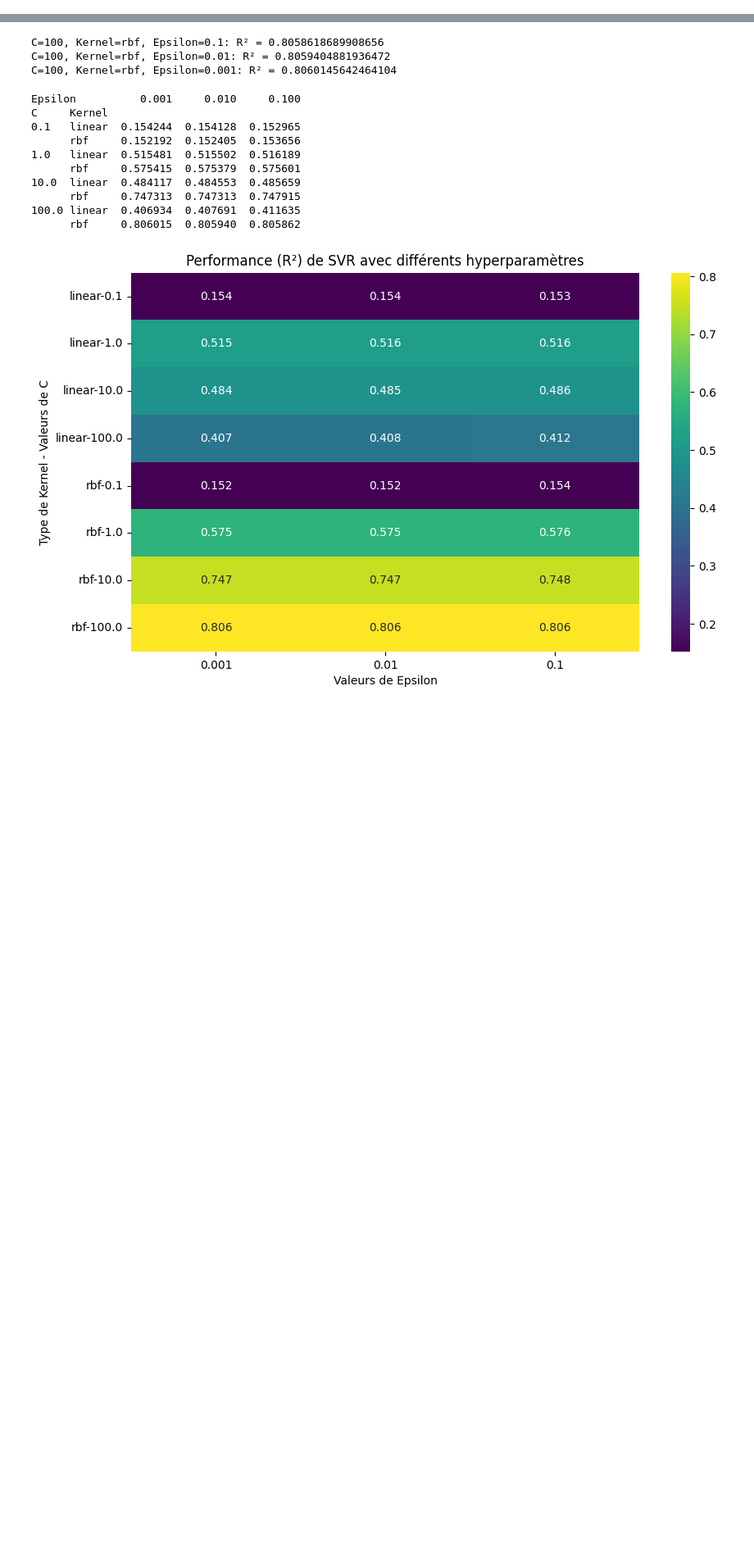
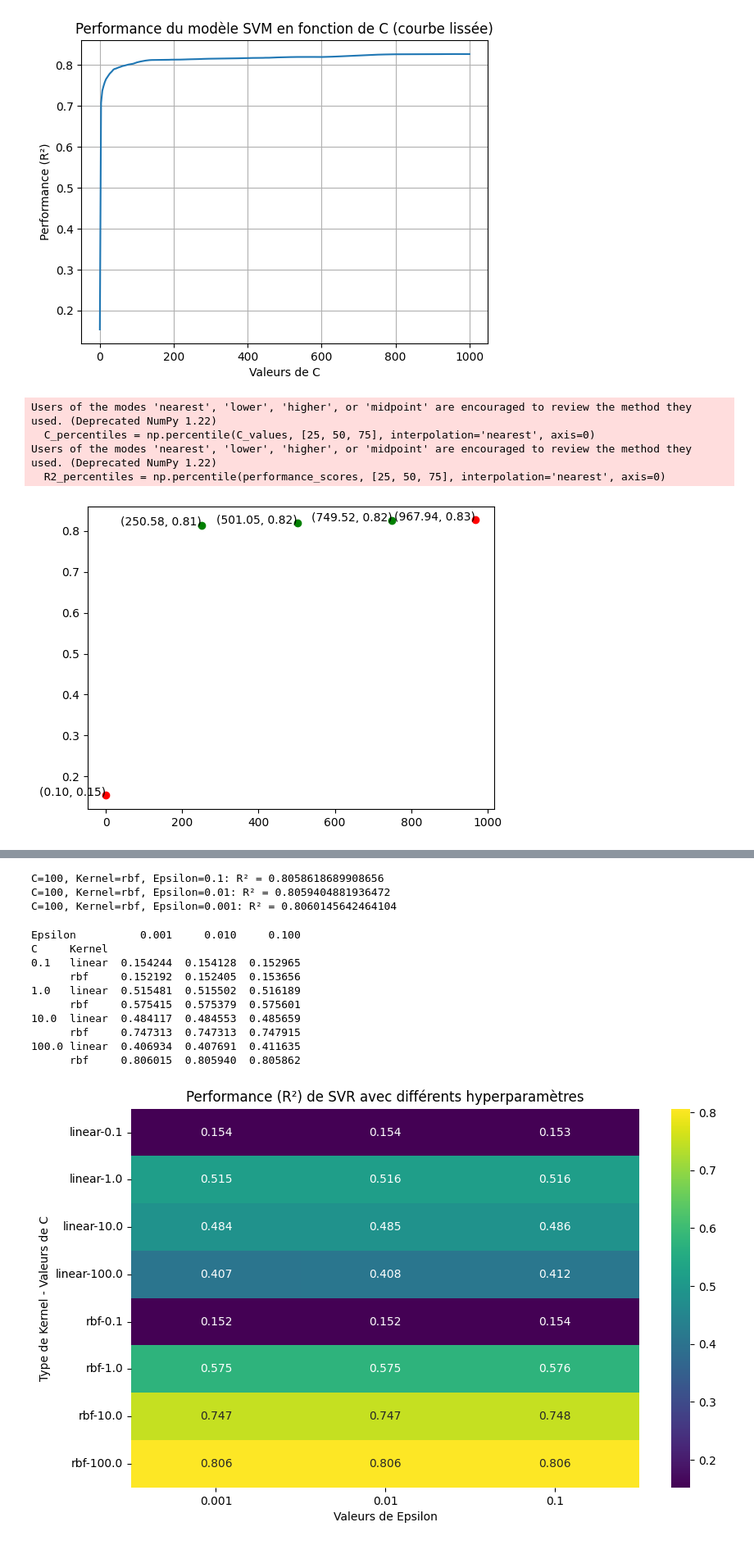
Before and after one commit to younesA99/svm, a Jupyter notebook: Untitled5.ipynb, the cells around one changed output, grey strips where cells are left out. Shown: that part at 82% size. Cells and saved outputs as stored; diff of their text form; code cells hidden in the pictures; blank space fills up the shorter version.

```diff
--- a/Untitled5.ipynb
+++ b/Untitled5.ipynb
@@ -103,0 +34,75 @@ X_test_transoformed = scaler.transform(X_test)
+# %%
+import numpy as np
+from sklearn.svm import SVR
+from sklearn.metrics import r2_score
+import matplotlib.pyplot as plt
+from scipy.interpolate import make_interp_spline
+
+# Liste des valeurs de C à tester
+C_values = np.linspace(0.1,1000, 500)  # Créer 100 valeurs de 0.1 à 100
+
+# Fixer les autres hyperparamètres
+kernel = 'rbf'
+gamma = 'scale'
+epsilon = 0.1
+
+# Stockage des performances pour chaque valeur de C
+performance_scores = []
+
+for C in C_values:
+    # Initialisation du modèle avec la valeur de C actuelle
+    svm_model = SVR(kernel=kernel, C=C, gamma=gamma, epsilon=epsilon)
+
+    # Entraînement du modèle
+    svm_model.fit(X_train_transformed, Y_train)
+
+    # Prédiction sur les données de test
+    predictions = svm_model.predict(X_test_transoformed)
+
+    # Calcul de la performance (R² dans cet exemple)
+    r2 = r2_score(Y_test, predictions)
+
+    # Ajout du score de performance à la liste
+    performance_scores.append(r2)
+
+# Interpolation des données pour obtenir une courbe lisse
+C_smooth = np.linspace(C_values.min(), C_values.max(), 300)  # Interpolation pour 300 valeurs
+performance_smooth = make_interp_spline(C_values, performance_scores)(C_smooth)
+
+# Affichage de la performance lissée en fonction de C
+plt.plot(C_smooth, performance_smooth)
+plt.xlabel('Valeurs de C')
+plt.ylabel('Performance (R²)')
+plt.title('Performance du modèle SVM en fonction de C (courbe lissée)')
+plt.grid(True)
+plt.show()
+# Trouver les valeurs de C correspondant aux performances max, min, et aux percentiles
+C_max = C_values[np.argmax(performance_scores)]
+C_min = C_values[np.argmin(performance_scores)]
+C_percentiles = np.percentile(C_values, [25, 50, 75], interpolation='nearest', axis=0)
+
+# Récupérer les R² correspondant à ces valeurs de C
+R2_max = np.max(performance_scores)
+R2_min = np.min(performance_scores)
+R2_percentiles = np.percentile(performance_scores, [25, 50, 75], interpolation='nearest', axis=0)
+
+# Afficher les points sur la courbe
+points_to_display = [(C_max, R2_max), (C_min, R2_min)]
+percentile_points = [(C_percentiles[i], R2_percentiles[i]) for i in range(len(C_percentiles))]
+
+for point in points_to_display:
+    plt.scatter(point[0], point[1], color='red')
+    plt.text(point[0], point[1], f'({point[0]:.2f}, {point[1]:.2f})', ha='right')
+
+for percentile_point in percentile_points:
+    plt.scatter(percentile_point[0], percentile_point[1], color='green')
+    plt.text(percentile_point[0], percentile_point[1], f'({percentile_point[0]:.2f}, {percentile_point[1]:.2f})', ha='right')
+
+plt.show()
+# %% [output]
+[figure, added]
+Users of the modes 'nearest', 'lower', 'higher', or 'midpoint' are encouraged to review the method they used. (Deprecated NumPy 1.22)
+  C_percentiles = np.percentile(C_values, [25, 50, 75], interpolation='nearest', axis=0)
+Users of the modes 'nearest', 'lower', 'higher', or 'midpoint' are encouraged to review the method they used. (Deprecated NumPy 1.22)
+  R2_percentiles = np.percentile(performance_scores, [25, 50, 75], interpolation='nearest', axis=0)
+[figure, added]
```
Also changed, not shown: parts of 9 cells of this notebook.
